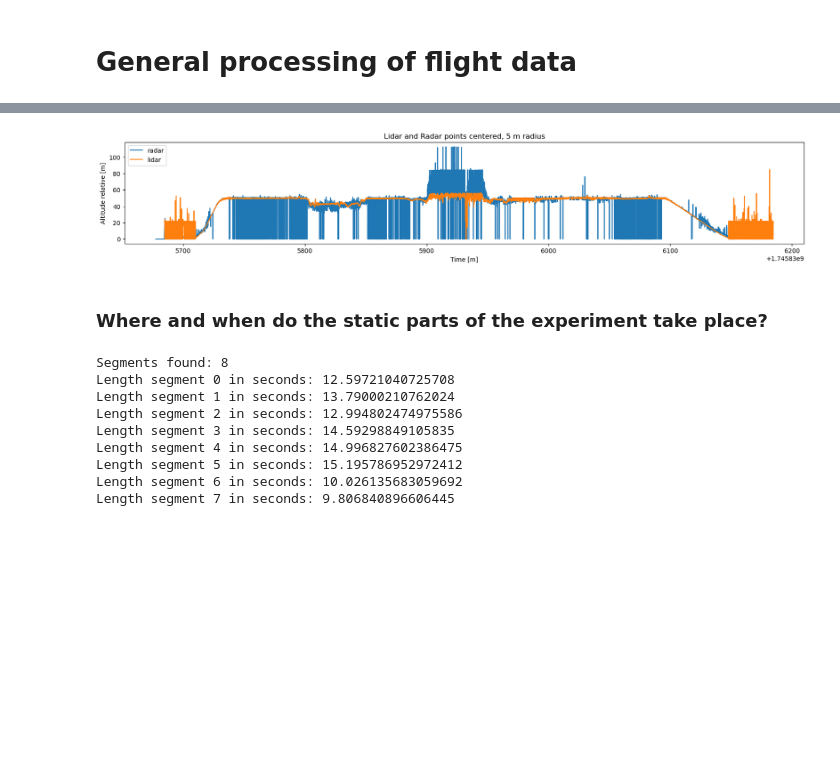
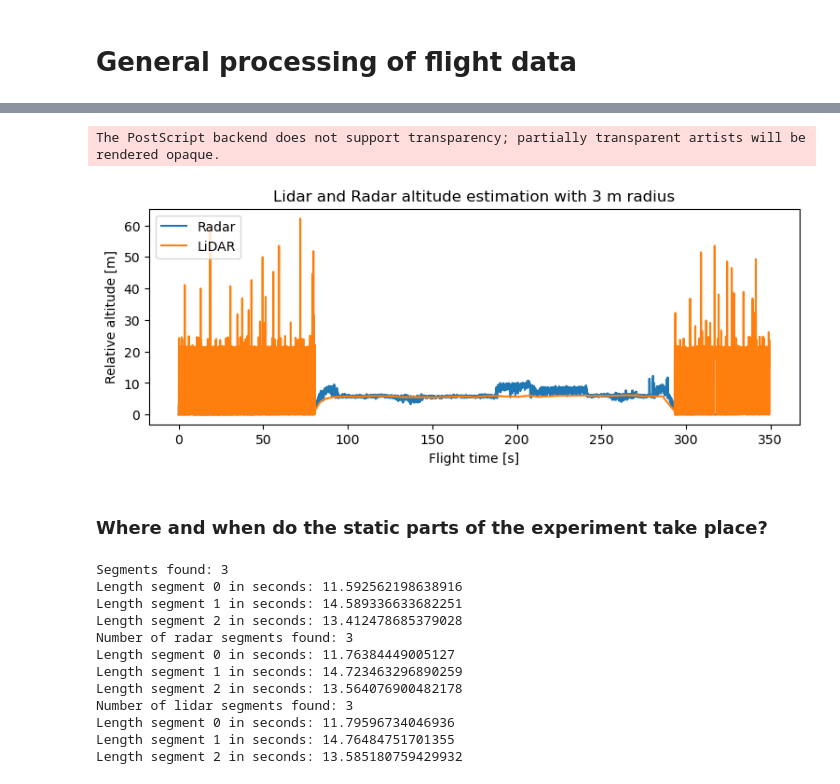
Before and after one commit to jcduenast/ma_data_processing, a Jupyter notebook: general_processing.ipynb, the cells around one changed output, grey strips where cells are left out. Cells and saved outputs as stored; diff of their text form; code cells hidden in the pictures; blank space fills up the shorter version.

```diff
--- a/general_processing.ipynb
+++ b/general_processing.ipynb
@@ -11,7 +11,8 @@ from aux.srr308_read import *
 
 import datetime
 
-folder_path = 'data/50m_1'
+name = '6m_1'
+folder_path = 'data/' + name
 db3_reader = get_db3_reader(folder_path, 'ROSBAG*')
 db3_px4_reader = get_db3_reader(folder_path, 'sensor_bag*')
 
@@ -40,14 +37,25 @@ radar_altitude = get_altitude_from_radar_pc(radar_df['points'], 0, 5)
+# %%
+radius = 3 ## Read lidar and radar, generate altitude measurement
+lidar_altitude = get_altitude_from_lidar_pc(lidar_df['np_points'], (0,0), radius)
+radar_altitude = get_altitude_from_radar_pc(radar_df['points'], 0, radius)
+radar_flight_seconds = [radar_df['timestamp_sample'][i]-first_timestamp for i in range(radar_df.shape[0])]
+lidar_flight_seconds = [lidar_df['timestamp_sample'][i]-first_timestamp for i in range(lidar_df.shape[0])]
 # %%
-plt.figure(figsize=(20, 3))
-plt.plot(radar_df['timestamp_sample'], radar_altitude, label='radar')
-plt.plot(lidar_df['timestamp_sample'], lidar_altitude, label='lidar')
-plt.title("Lidar and Radar points centered, 5 m radius")
-plt.xlabel("Time [m]")
-plt.ylabel("Altitude relative [m]")
+plt.figure(figsize=(9, 3))
+# plt.rcParams['figure.dpi'] = 300
+# plt.rcParams['savefig.dpi'] = 300
+plt.plot(radar_flight_seconds, radar_altitude, label='Radar')
+plt.plot(lidar_flight_seconds, lidar_altitude, label='LiDAR')
+plt.title("Lidar and Radar altitude estimation with 3 m radius")
+plt.xlabel("Flight time [s]")
+plt.ylabel("Relative altitude [m]")
 plt.legend(loc="upper left")
+# plt.savefig('figures/'+name+'_full_radar_lidar.png', format='png', bbox_inches='tight')
+plt.savefig('figures/'+name+'_full_radar_lidar.eps', format='eps', bbox_inches='tight')
 plt.show()
 # %% [output]
+The PostScript backend does not support transparency; partially transparent artists will be rendered opaque.
-[figure, old version]
+[figure, new version]
 # %% [markdown]
 ### Where and when do the static parts of the experiment take place?
 # %%
@@ -79,12 +87,14 @@ def get_sensor_flight_seconds(sensor_df, first_ts):
 low_limit = 0.3     # m/s
 min_duration = 8    # in seconds
 max_duration = 20   # in seconds
-# low_limit, min_duration, max_duration = 0.2, 7, 20  #  6m1
-# low_limit, min_duration, max_duration = 0.3, 8, 20  #  6m2
-# low_limit, min_duration, max_duration = 0.2, 7, 15  # 50m2
-# low_limit, min_duration, max_duration = 0.3, 5, 20  # 50m2
-# low_limit, min_duration, max_duration = 0.3, 5, 20  # 80m1
-# low_limit, min_duration, max_duration = 0.3, 7, 20  # 80m2
+if name == '6m_1': low_limit, min_duration, max_duration = 0.2, 7, 20  #  6m1
+elif name == '6m_2': low_limit, min_duration, max_duration = 0.3, 8, 20  #  6m2
+elif name == '50m_1': low_limit, min_duration, max_duration = 0.2, 7, 15  # 50m1
+elif name == '50m_2': low_limit, min_duration, max_duration = 0.3, 5, 20  # 50m2
+elif name == '80m_1': low_limit, min_duration, max_duration = 0.3, 5, 20  # 80m1
+elif name == '80m_2': low_limit, min_duration, max_duration = 0.3, 7, 20  # 80m2
+else:
+    print("Qué estás haciendo Camilo?")
 
 speed = get_speed_from_navsat_velocity_df(vel_df)
 
@@ -114,14 +124,31 @@ navsat_segments = get_segment_index_from_ts_segments(navsat_df, reference_timest
 print("Segments found:", len(navsat_segments))
 for i in range(len(navsat_segments)): #segment in navsat_segments:
     print("Length segment", i, "in seconds:", navsat_df['timestamp_sample'][navsat_segments[i][1]]-navsat_df['timestamp_sample'][navsat_segments[i][0]])
+
+## same as with position, based on speed timestamps, but with radar
+radar_segments = get_segment_index_from_ts_segments(radar_df, reference_timestamp_segments)
+lidar_segments = get_segment_index_from_ts_segments(lidar_df, reference_timestamp_segments)
+
+print("Number of radar segments found:", len(radar_segments))
+for i in range(len(radar_segments)): #segment in radar_segments:
+    print("Length segment", i, "in seconds:", radar_df['timestamp_sample'][radar_segments[i][1]]-radar_df['timestamp_sample'][radar_segments[i][0]])
+
+print("Number of lidar segments found:", len(lidar_segments))
+for i in range(len(lidar_segments)): #segment in radar_segments:
+    print("Length segment", i, "in seconds:", lidar_df['timestamp_sample'][lidar_segments[i][1]]-lidar_df['timestamp_sample'][lidar_segments[i][0]])
+
+baro_segments = get_segment_index_from_ts_segments(baro_df, reference_timestamp_segments)
 # %% [output]
-Segments found: 8
-Length segment 0 in seconds: 12.59721040725708
-Length segment 1 in seconds: 13.79000210762024
-Length segment 2 in seconds: 12.994802474975586
-Length segment 3 in seconds: 14.59298849105835
-Length segment 4 in seconds: 14.996827602386475
-Length segment 5 in seconds: 15.195786952972412
-Length segment 6 in seconds: 10.026135683059692
-Length segment 7 in seconds: 9.806840896606445
+Segments found: 3
+Length segment 0 in seconds: 11.592562198638916
+Length segment 1 in seconds: 14.589336633682251
+Length segment 2 in seconds: 13.412478685379028
+Number of radar segments found: 3
+Length segment 0 in seconds: 11.76384449005127
+Length segment 1 in seconds: 14.723463296890259
+Length segment 2 in seconds: 13.564076900482178
+Number of lidar segments found: 3
+Length segment 0 in seconds: 11.79596734046936
+Length segment 1 in seconds: 14.76484751701355
+Length segment 2 in seconds: 13.585180759429932
 # %%
```
Also changed, not shown: parts of 14 cells of this notebook, 53 other files.
